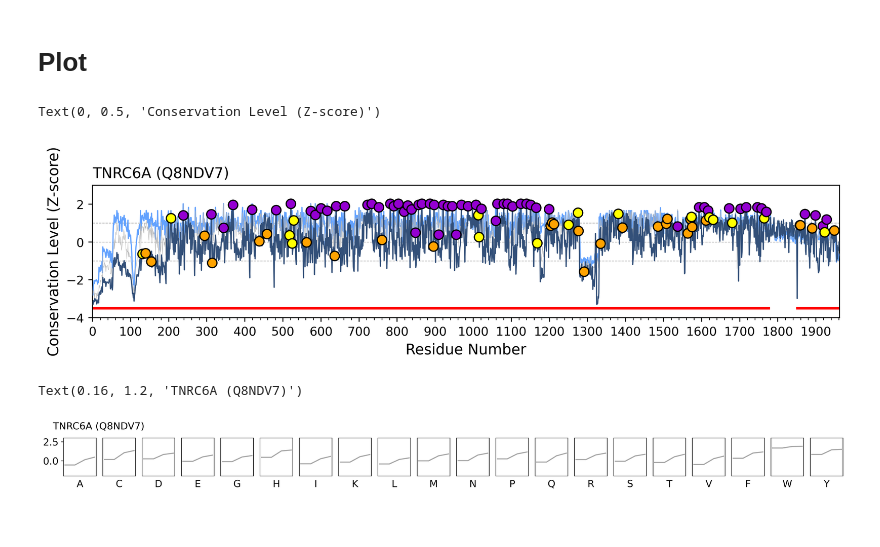
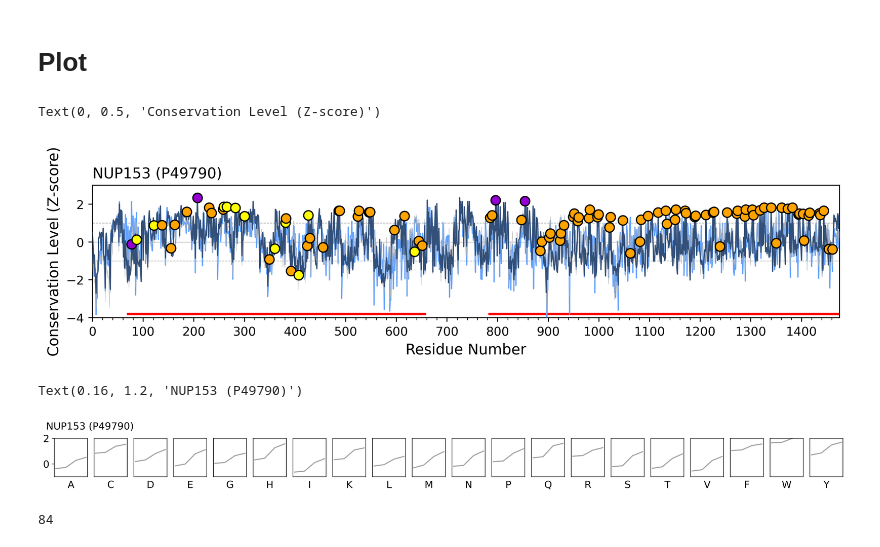
Before and after one commit to allmwh/the_return_of_the_rings, a Jupyter notebook: fig2.ipynb, the cells around one changed output. Saved outputs shown, nothing was run; the diff lists cells and outputs as text; code cells hidden in the pictures.

```diff
--- a/fig2.ipynb
+++ b/fig2.ipynb
@@ -24,7 +28,7 @@ from function.utilities import find_human_sequence
 zz = ['Q13148','P35637', 'P49790', 'Q8NDV7']
 # %%
 #####CHANGE HERE#####
-uniprot_id = zz[3]
+uniprot_id = zz[2]
 sequence_weight = False
 normalize = True
 algorithm = "VSL2" #VLXT, VSL2, VL3-BA
@@ -117,6 +131,9 @@ def get_conserve_score(tax_id, uniprot_id):
 
     # read fasta
     fasta_path = input_path / str(tax_id) / "{}.fasta".format(uniprot_id)
+
+    # get seqence info to list
+    seq_info_list = get_fasta_seq_info(fasta_path)
 
     # get conserve score
     # source code: Capra JA and Singh M. Predicting functionally important residues from sequence conservation.
@@ -159,4 +176,5 @@ def get_conserve_score(tax_id, uniprot_id):
         "od_ident": od_ident,
         "human_sequence": human_sequence,
         "region": region,
+        "seq_info_list":seq_info_list
     }
@@ -219,4 +237,5 @@ for i in t:
 
 #conserce score normalize
 if normalize:
-    conserve_list = get_normalize_by_chordata(conserve_list)
+#     conserve_list = get_normalize_by_chordata(conserve_list)
+    conserve_list = get_normalize_score(conserve_list)
@@ -272,48 +305,48 @@ for region in conserve_list[0]["region"]["disorder_region"]:
     start = start / len(conserve_list[0]["human_sequence"])
     end = region["end"]
     end = end / len(conserve_list[0]["human_sequence"])
-    a0.axhline(-3.5, start, end, color="#ff0000", linewidth=2)
+    a0.axhline(-3.8, start, end, color="#ff0000", linewidth=2)
 
 #0 line
-a0.axhline(0, color="#a2a2a2", linewidth=0.5, linestyle='--')
+a0.axhline(0, color="#a2a2a2", linewidth=0.5)#, linestyle='--')
 a0.axhline(1, color="#a2a2a2", linewidth=0.5, linestyle='--')
 a0.axhline(-1, color="#a2a2a2", linewidth=0.5, linestyle='--')
 
 # WYF point
 for index, (od, aa, score) in enumerate(
     zip(conserve_list[0]["od_ident"], conserve_list[0]["human_sequence"], conserve_list[0]["score"])):
     if od == "1":
         if aa == "Y":
             a0.scatter(index, score, s=60, color="#ffff00", edgecolors="black", zorder=200)
         elif aa == "F":
             a0.scatter(index, score, s=60, color="#ffa300", edgecolors="black", zorder=200)
         elif aa == "W":
             a0.scatter(index, score, s=60, color="#9400d1", edgecolors="black", zorder=200)
 
 
 a0.set_xlim(0, len(i["score"]))
 a0.xaxis.set_major_locator(MultipleLocator(100))
 a0.xaxis.set_minor_locator(MultipleLocator(20))
 
 # a0.yaxis.set_major_locator(MultipleLocator(0.4))
 # a0.yaxis.set_minor_locator(MultipleLocator(0.1))
 # a0.set_yticks(np.arange(0.2, 1.2, 0.4))
 a0.set_ylim(-4, 3)
 
 title = "{} ({})".format(conserve_list[0]["gene_name"], conserve_list[0]["uniprot_id"], fontsize=12)
 a0.set_title(title, loc="left")
 a0.set_xlabel("Residue Number", fontsize=12)
 a0.set_ylabel("Conservation Level (Z-score)", fontsize=12)
 # %% [output]
 Text(0, 0.5, 'Conservation Level (Z-score)')
-[figure, old version]
+[figure, new version]
 # %%
 f, (disorder) = plt.subplots(1, 20, sharex=True, sharey=True, figsize=(20, 1), dpi=500)
 
 for index, sub in enumerate(disorder):
     sub.plot(conserve_peraa["peraa_score"][1][1][index], linestyle="solid", color="#a2a2a2")
     sub.set_title(conserve_peraa["conserve_peraa_sort"][index], y=-0.4, fontsize=14)
-    sub.set_ylim(-2, 3)
+    sub.set_ylim(-1, 2)
 #     sub.set_yticks(np.arange(0.8, 1.05, 0.2))
     sub.get_xaxis().set_visible(False)
     sub.tick_params(axis="y", labelsize=14)
@@ -323,5 +356,9 @@ for index, sub in enumerate(disorder):
 title = "{} ({})".format(conserve_peraa["gene_name"], conserve_peraa["uniprot_id"], fontsize=12)
 f.suptitle(title, x=0.16, y=1.2, fontsize=14)
 # %% [output]
-Text(0.16, 1.2, 'TNRC6A (Q8NDV7)')
+Text(0.16, 1.2, 'NUP153 (P49790)')
-[figure, old version]
+[figure, new version]
+# %%
+len(conserve_list[0]['seq_info_list'])
+# %% [output]
+84
```
Also changed, not shown: parts of 8 cells of this notebook, 3 other files.
